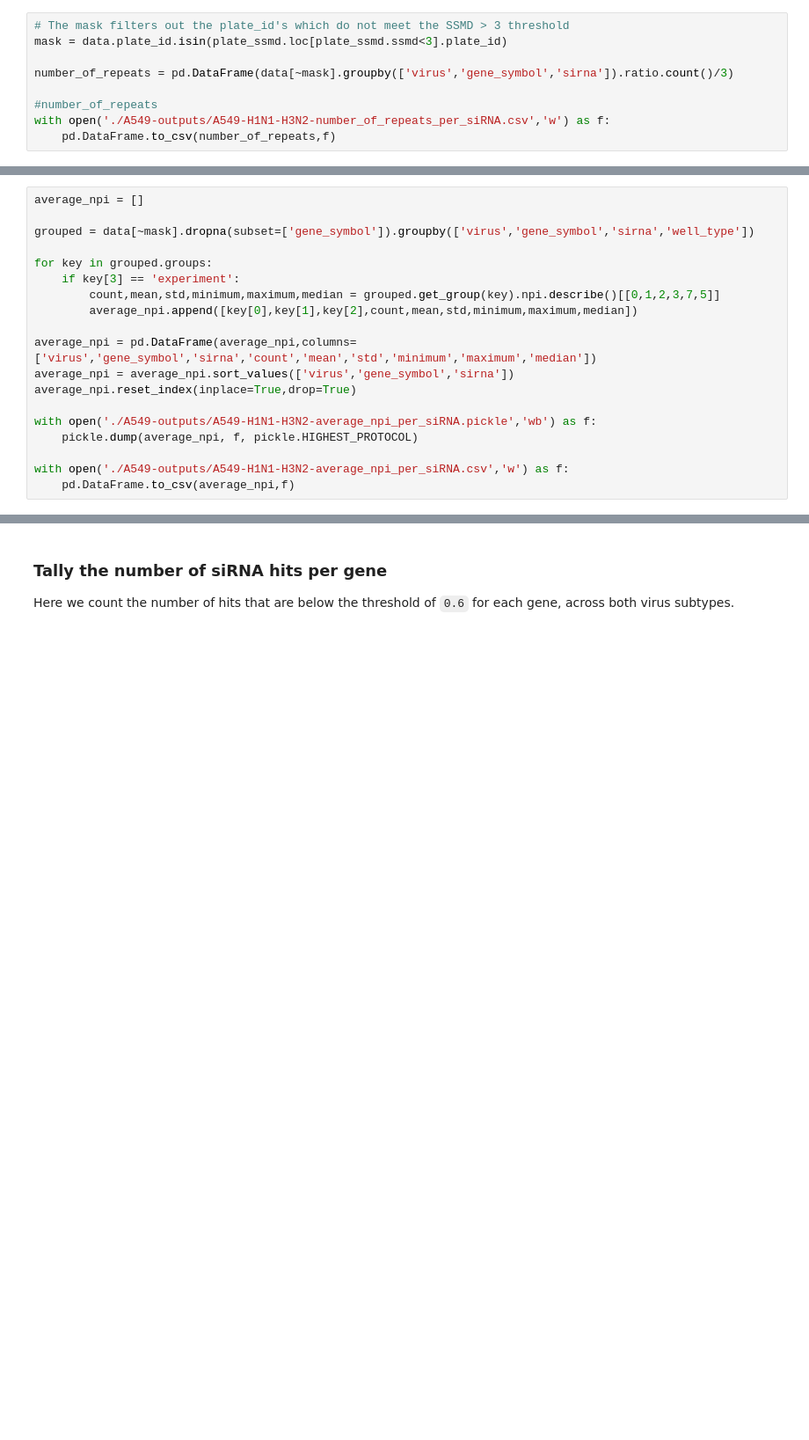
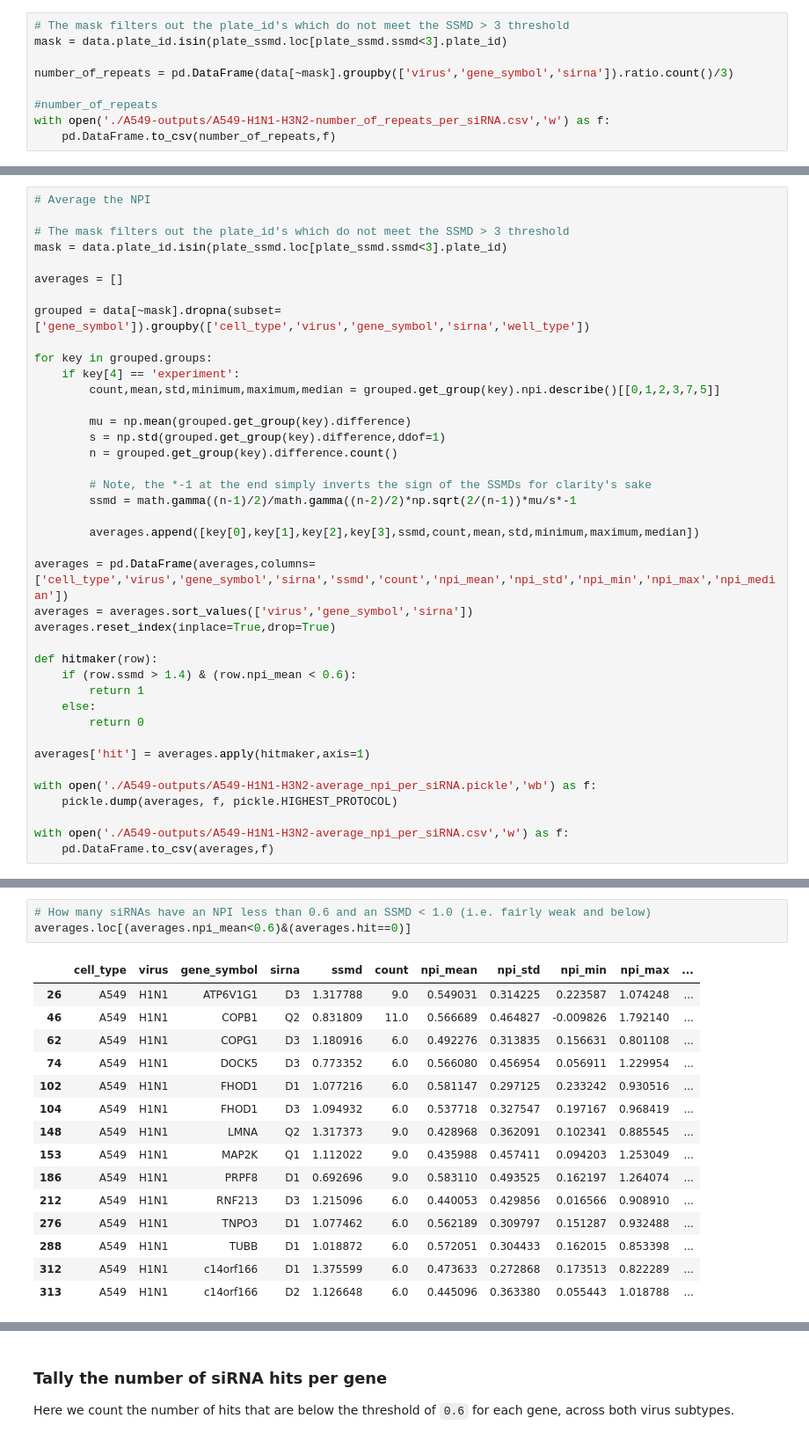
Before and after one commit to grantbey/bayesian-inference, a Jupyter notebook: bayesian-inference.ipynb, the cells around one changed output, grey strips where cells are left out. Shown at 88% size. Saved outputs shown, nothing was run; the diff lists cells and outputs as text; blank space fills up the shorter version.

```diff
--- a/bayesian-inference.ipynb
+++ b/bayesian-inference.ipynb
@@ -409,19 +440,40 @@ Calculate the average NPI for each siRNA for each gene
 # %%
-average_npi = []
+# Average the NPI
 
-grouped = data[~mask].dropna(subset=['gene_symbol']).groupby(['virus','gene_symbol','sirna','well_type'])
+# The mask filters out the plate_id's which do not meet the SSMD > 3 threshold
+mask = data.plate_id.isin(plate_ssmd.loc[plate_ssmd.ssmd<3].plate_id)
+
+averages = []
+
+grouped = data[~mask].dropna(subset=['gene_symbol']).groupby(['cell_type','virus','gene_symbol','sirna','well_type'])
 
 for key in grouped.groups:
-    if key[3] == 'experiment':
+    if key[4] == 'experiment':
         count,mean,std,minimum,maximum,median = grouped.get_group(key).npi.describe()[[0,1,2,3,7,5]]
-        average_npi.append([key[0],key[1],key[2],count,mean,std,minimum,maximum,median])
 
-average_npi = pd.DataFrame(average_npi,columns=['virus','gene_symbol','sirna','count','mean','std','minimum','maximum','median'])
-average_npi = average_npi.sort_values(['virus','gene_symbol','sirna'])
-average_npi.reset_index(inplace=True,drop=True)
+        mu = np.mean(grouped.get_group(key).difference)
+        s = np.std(grouped.get_group(key).difference,ddof=1)
+        n = grouped.get_group(key).difference.count()
+
+        # Note, the *-1 at the end simply inverts the sign of the SSMDs for clarity's sake
+        ssmd = math.gamma((n-1)/2)/math.gamma((n-2)/2)*np.sqrt(2/(n-1))*mu/s*-1
+
+        averages.append([key[0],key[1],key[2],key[3],ssmd,count,mean,std,minimum,maximum,median])
+
+averages = pd.DataFrame(averages,columns=['cell_type','virus','gene_symbol','sirna','ssmd','count','npi_mean','npi_std','npi_min','npi_max','npi_median'])
+averages = averages.sort_values(['virus','gene_symbol','sirna'])
+averages.reset_index(inplace=True,drop=True)
+
+def hitmaker(row):
+    if (row.ssmd > 1.4) & (row.npi_mean < 0.6):
+        return 1
+    else:
+        return 0
+
+averages['hit'] = averages.apply(hitmaker,axis=1)
 
 with open('./A549-outputs/A549-H1N1-H3N2-average_npi_per_siRNA.pickle','wb') as f:
-    pickle.dump(average_npi, f, pickle.HIGHEST_PROTOCOL)
+    pickle.dump(averages, f, pickle.HIGHEST_PROTOCOL)
 
 with open('./A549-outputs/A549-H1N1-H3N2-average_npi_per_siRNA.csv','w') as f:
-    pd.DataFrame.to_csv(average_npi,f)
+    pd.DataFrame.to_csv(averages,f)
@@ -436,0 +480,19 @@ average_npi.head()
+# %%
+# How many siRNAs have an NPI less than 0.6 and an SSMD < 1.0 (i.e. fairly weak and below)
+averages.loc[(averages.npi_mean<0.6)&(averages.hit==0)]
+# %% [output]
+|  | cell_type | virus | gene_symbol | sirna | ssmd | count | npi_mean | npi_std | npi_min | npi_max | ... |
+| 26 | A549 | H1N1 | ATP6V1G1 | D3 | 1.317788 | 9.0 | 0.549031 | 0.314225 | 0.223587 | 1.074248 | ... |
+| 46 | A549 | H1N1 | COPB1 | Q2 | 0.831809 | 11.0 | 0.566689 | 0.464827 | -0.009826 | 1.792140 | ... |
+| 62 | A549 | H1N1 | COPG1 | D3 | 1.180916 | 6.0 | 0.492276 | 0.313835 | 0.156631 | 0.801108 | ... |
+| 74 | A549 | H1N1 | DOCK5 | D3 | 0.773352 | 6.0 | 0.566080 | 0.456954 | 0.056911 | 1.229954 | ... |
+| 102 | A549 | H1N1 | FHOD1 | D1 | 1.077216 | 6.0 | 0.581147 | 0.297125 | 0.233242 | 0.930516 | ... |
+| 104 | A549 | H1N1 | FHOD1 | D3 | 1.094932 | 6.0 | 0.537718 | 0.327547 | 0.197167 | 0.968419 | ... |
+| 148 | A549 | H1N1 | LMNA | Q2 | 1.317373 | 9.0 | 0.428968 | 0.362091 | 0.102341 | 0.885545 | ... |
+| 153 | A549 | H1N1 | MAP2K | Q1 | 1.112022 | 9.0 | 0.435988 | 0.457411 | 0.094203 | 1.253049 | ... |
+| 186 | A549 | H1N1 | PRPF8 | D1 | 0.692696 | 9.0 | 0.583110 | 0.493525 | 0.162197 | 1.264074 | ... |
+| 212 | A549 | H1N1 | RNF213 | D3 | 1.215096 | 6.0 | 0.440053 | 0.429856 | 0.016566 | 0.908910 | ... |
+| 276 | A549 | H1N1 | TNPO3 | D1 | 1.077462 | 6.0 | 0.562189 | 0.309797 | 0.151287 | 0.932488 | ... |
+| 288 | A549 | H1N1 | TUBB | D1 | 1.018872 | 6.0 | 0.572051 | 0.304433 | 0.162015 | 0.853398 | ... |
+| 312 | A549 | H1N1 | c14orf166 | D1 | 1.375599 | 6.0 | 0.473633 | 0.272868 | 0.173513 | 0.822289 | ... |
+| 313 | A549 | H1N1 | c14orf166 | D2 | 1.126648 | 6.0 | 0.445096 | 0.363380 | 0.055443 | 1.018788 | ... |
```
Also changed, not shown: parts of 13 cells of this notebook.
